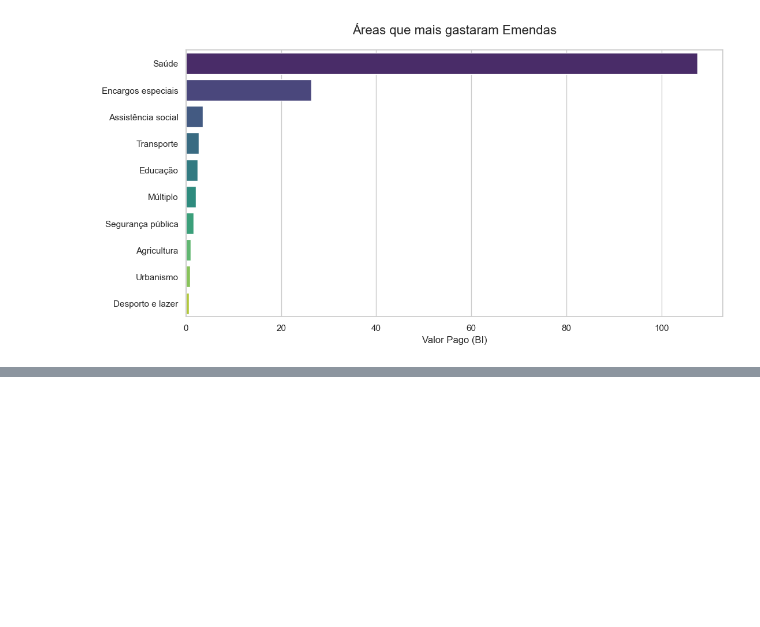
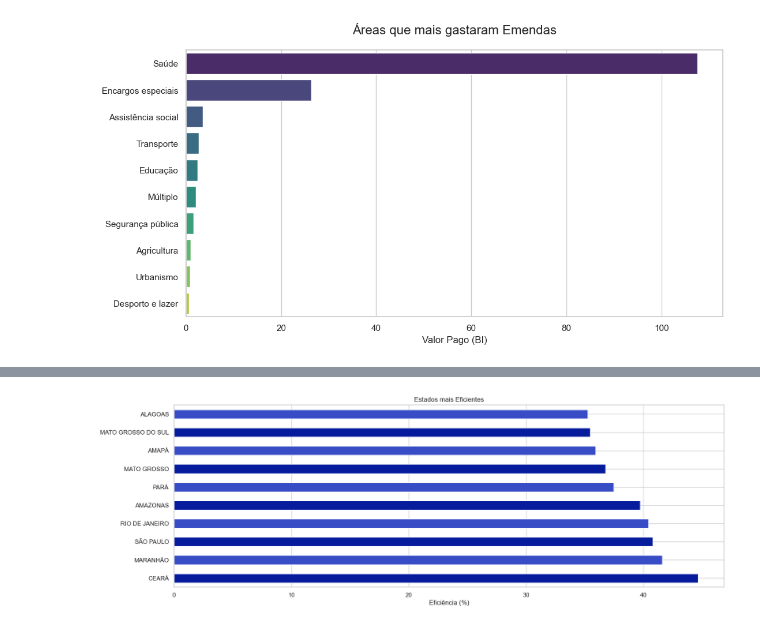
Before and after one commit to davimoreiraa/Analise_Emendas_Parlamentares, a Jupyter notebook: cleaning.ipynb, the cells around one changed output, grey strips where cells are left out. Drawn from its saved outputs; the diff is of its cells as text; code cells hidden in the pictures; blank space fills up the shorter version.

```diff
--- a/cleaning.ipynb
+++ b/cleaning.ipynb
@@ -190,0 +215,8 @@ plt.close()
+# %%
+estados_eficientes.plot(kind='barh', figsize=(18, 6), color=["#061c9c","#374cc5"])
+plt.title('Estados mais Eficientes')
+plt.xlabel("Eficiência (%)")
+plt.ylabel('')
+plt.show()
+# %% [output]
+[figure, added]
```
Also changed, not shown: parts of 2 cells of this notebook.
